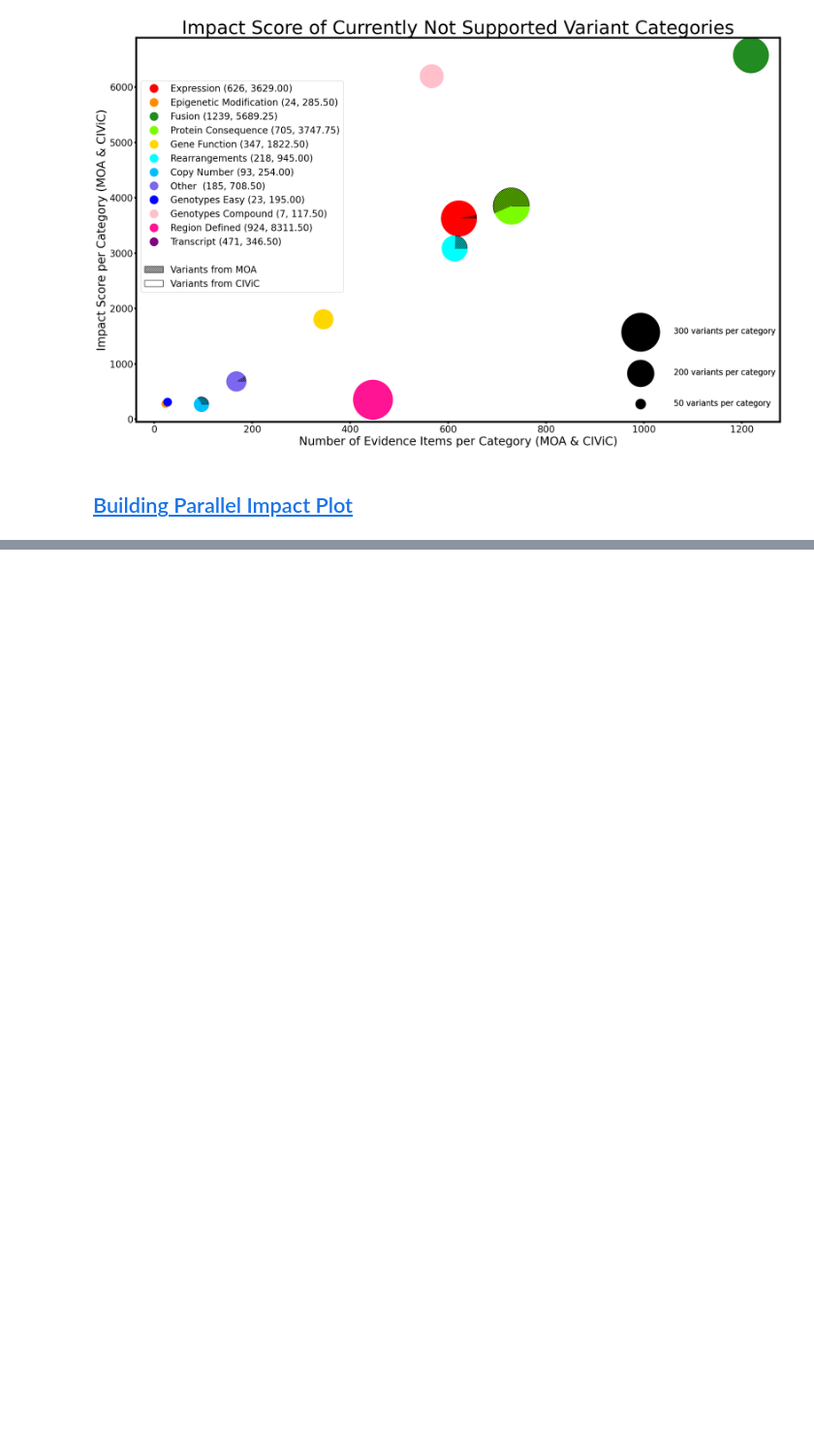
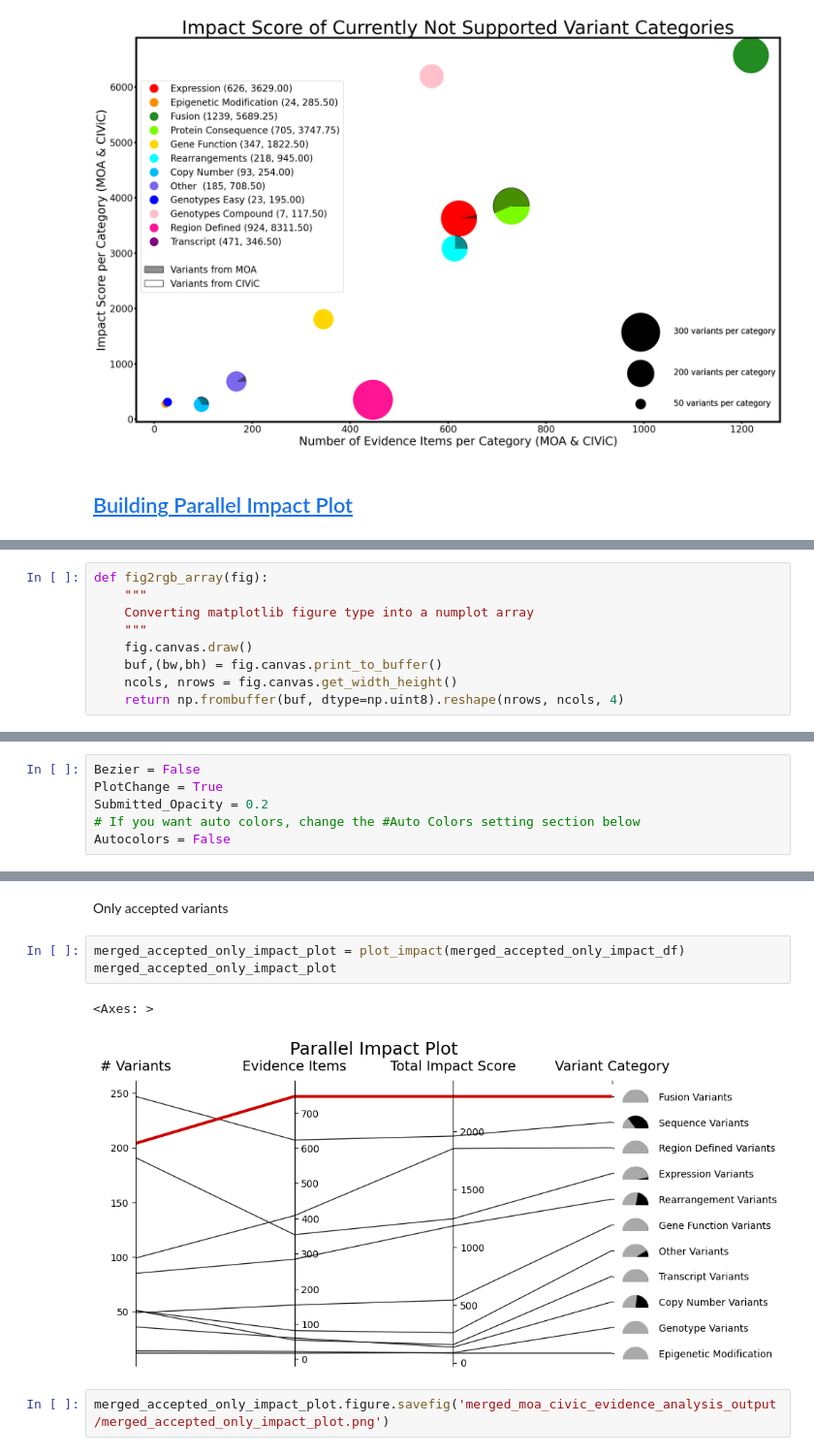
Before and after one commit to GenomicMedLab/variation-normalizer-manuscript, a Jupyter notebook: analysis/merged_moa_civic/merged_moa_civic_evidence_analysis.ipynb, the cells around one changed output, grey strips where cells are left out. Shown at 97% size. Saved outputs shown, nothing was run; the diff lists cells and outputs as text; blank space fills up the shorter version.

Commit message:
add Will Ray code for parallel impact plot

```diff
--- a/analysis/merged_moa_civic/merged_moa_civic_evidence_analysis.ipynb
+++ b/analysis/merged_moa_civic/merged_moa_civic_evidence_analysis.ipynb
@@ -1691,0 +1719,9 @@ plt.show()
+# %%
+def fig2rgb_array(fig):
+    """
+    Converting matplotlib figure type into a numplot array
+    """
+    fig.canvas.draw()
+    buf,(bw,bh) = fig.canvas.print_to_buffer()
+    ncols, nrows = fig.canvas.get_width_height()
+    return np.frombuffer(buf, dtype=np.uint8).reshape(nrows, ncols, 4)
@@ -1691,0 +1733,6 @@ plt.show()
+# %%
+Bezier = False
+PlotChange = True
+Submitted_Opacity = 0.2
+# If you want auto colors, change the #Auto Colors setting section below
+Autocolors = False
@@ -1691,0 +1908,10 @@ plt.show()
+# %% [markdown]
+Only accepted variants
+# %%
+merged_accepted_only_impact_plot = plot_impact(merged_accepted_only_impact_df)
+merged_accepted_only_impact_plot
+# %% [output]
+<Axes: >
+[figure, added]
+# %%
+merged_accepted_only_impact_plot.figure.savefig('merged_moa_civic_evidence_analysis_output/merged_accepted_only_impact_plot.png')
```
Also changed, not shown: parts of 8 cells of this notebook.
